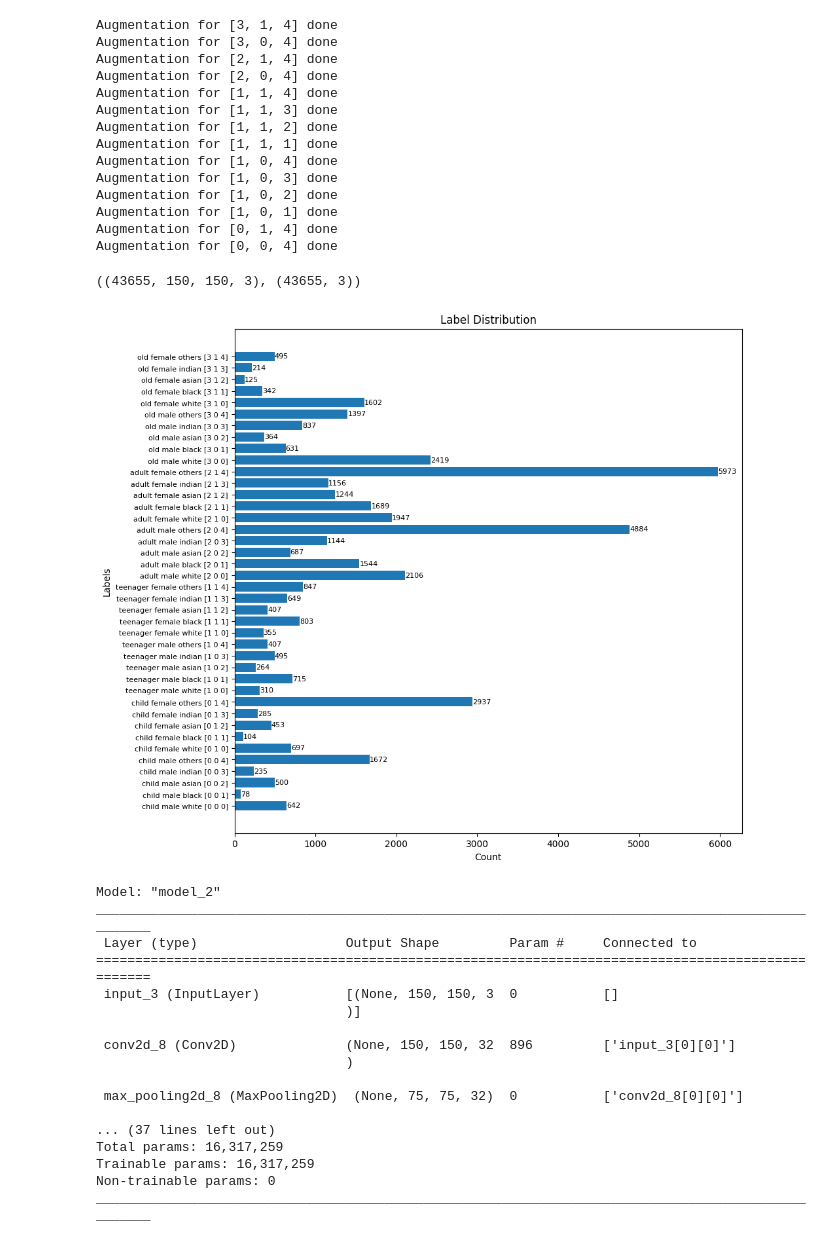
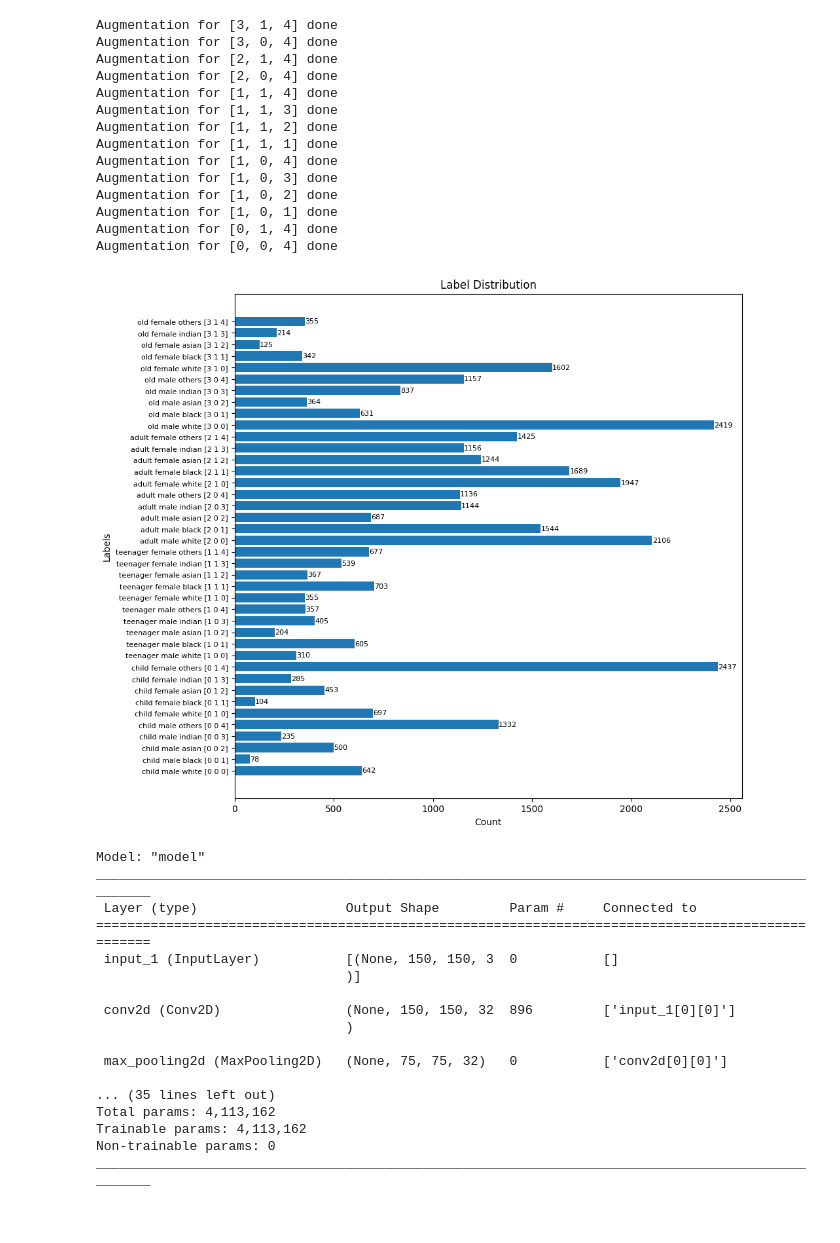
Before and after one commit to mausneg/Facial-Recognition, a Jupyter notebook: model_age_gender_race.ipynb, the cells around one changed output. Cells and saved outputs as stored; diff of their text form; code cells hidden in the pictures.

```diff
--- a/model_age_gender_race.ipynb
+++ b/model_age_gender_race.ipynb
@@ -201,10 +204,10 @@ augmentation_params = [
     # ([3, 0, 3], 2),
     # ([3, 0, 2], 6),
     # ([3, 0, 1], 3),
-    ([2, 1, 4], 10),
+    ([2, 1, 4], 2),
     # ([2, 1, 3], 1),
     # ([2, 1, 2], 1),
-    ([2, 0, 4], 10),
+    ([2, 0, 4], 2),
     # ([2, 0, 3], 1),
     # ([2, 0, 2], 3),
     ([1, 1, 4], 10),
@@ -232,15 +235,15 @@ augmentation_params = [
 
 batch_size = 128
 for target_label, num_augmentations in augmentation_params:
-    target_indices = [i for i, label in enumerate(labels) if np.all(label == target_label)]
+    target_indices = [i for i, label in enumerate(y_train) if np.all(label == target_label)]
     for i in range(0, len(target_indices), batch_size):
         batch_indices = target_indices[i:i+batch_size]
-        target_images = images[batch_indices]
-        target_labels = labels[batch_indices]
+        target_images = x_train[batch_indices]
+        target_labels = y_train[batch_indices]
         augmented_images, augmented_labels = image_augmentation(target_images, target_labels, num_augmentations)
 
-        images = np.concatenate((images, augmented_images), axis=0)
-        labels = np.concatenate((labels, augmented_labels), axis=0)
+        x_train = np.concatenate((x_train, augmented_images), axis=0)
+        y_train = np.concatenate((y_train, augmented_labels), axis=0)
     print(f'Augmentation for {target_label} done')
 # %% [output]
 Augmentation for [3, 1, 4] done
@@ -257,12 +260,8 @@ Augmentation for [1, 0, 2] done
 Augmentation for [1, 0, 1] done
 Augmentation for [0, 1, 4] done
 Augmentation for [0, 0, 4] done
-# %%
-images.shape, labels.shape
-# %% [output]
-((43655, 150, 150, 3), (43655, 3))
-# %%
-plot_label_distribution(labels)
-# %% [output]
-[figure, removed]
+# %%
+plot_label_distribution(np.concatenate((y_train, y_test), axis=0))
+# %% [output]
+[figure, added]
 # %%
@@ -285,44 +283,46 @@ x = tf.keras.layers.Conv2D(32, 3, activation='relu', padding='same', kernel_regu
 x = tf.keras.layers.MaxPooling2D((2,2))(x)
 x = tf.keras.layers.Conv2D(64, 3, activation='relu', padding='same', kernel_regularizer=tf.keras.regularizers.l2(0.001))(x)
 x = tf.keras.layers.MaxPooling2D((2,2))(x)
+x = tf.keras.layers.Conv2D(64, 3, activation='relu', padding='same', kernel_regularizer=tf.keras.regularizers.l2(0.001))(x)
+x = tf.keras.layers.MaxPooling2D((2,2))(x)
 x = tf.keras.layers.Conv2D(128, 3, activation='relu', padding='same', kernel_regularizer=tf.keras.regularizers.l2(0.001))(x)
-x = tf.keras.layers.MaxPooling2D((2,2))(x)
-x = tf.keras.layers.Conv2D(256, 3, activation='relu', padding='same', kernel_regularizer=tf.keras.regularizers.l2(0.001))(x)
 x = tf.keras.layers.MaxPooling2D((2,2))(x)
 x = tf.keras.layers.Flatten()(x)
 x = tf.keras.layers.Dropout(0.5)(x)
 
-dense_1 = tf.keras.layers.Dense(256, activation='relu', kernel_regularizer=tf.keras.regularizers.l2(0.001))(x)
+dense_1 = tf.keras.layers.Dense(128, activation='relu', kernel_regularizer=tf.keras.regularizers.l2(0.001))(x)
 dense_1 = tf.keras.layers.Dropout(0.2)(dense_1)
-outputs_1 = tf.keras.layers.Dense(5, activation='softmax', name='age')(dense_1)
+outputs_1 = tf.keras.layers.Dense(4, activation='softmax', name='age')(dense_1)
 
-dense_2 = tf.keras.layers.Dense(256, activation='relu', kernel_regularizer=tf.keras.regularizers.l2(0.001))(x)
+dense_2 = tf.keras.layers.Dense(128, activation='relu', kernel_regularizer=tf.keras.regularizers.l2(0.001))(x)
 dense_2 = tf.keras.layers.Dropout(0.2)(dense_2)
 outputs_2 = tf.keras.layers.Dense(1, activation='sigmoid', name='gender')(dense_2)
 
-dense_3 = tf.keras.layers.Dense(256, activation='relu', kernel_regularizer=tf.keras.regularizers.l2(0.001))(x)
+dense_3 = tf.keras.layers.Dense(128, activation='relu', kernel_regularizer=tf.keras.regularizers.l2(0.001))(x)
 dense_3 = tf.keras.layers.Dropout(0.2)(dense_3)
 outputs_3 = tf.keras.layers.Dense(5, activation='softmax', name='race')(dense_3)
 
 model = tf.keras.models.Model(inputs=inputs, outputs=[outputs_1, outputs_2, outputs_3])
-model.compile(optimizer=tf.keras.optimizers.Adam(), loss=['sparse_categorical_crossentropy', 'binary_crossentropy', 'sparse_categorical_crossentropy'], metrics=['accuracy'])
+model.compile(optimizer='adam',
+              loss=['categorical_crossentropy', 'binary_crossentropy', 'categorical_crossentropy'],
+              metrics=['accuracy'])
 model.summary()
 # %% [output]
-Model: "model_2"
+Model: "model"
 __________________________________________________________________________________________________
  Layer (type)                   Output Shape         Param #     Connected to
 ==================================================================================================
- input_3 (InputLayer)           [(None, 150, 150, 3  0           []
+ input_1 (InputLayer)           [(None, 150, 150, 3  0           []
                                 )]
 
- conv2d_8 (Conv2D)              (None, 150, 150, 32  896         ['input_3[0][0]']
+ conv2d (Conv2D)                (None, 150, 150, 32  896         ['input_1[0][0]']
                                 )
 
- max_pooling2d_8 (MaxPooling2D)  (None, 75, 75, 32)  0           ['conv2d_8[0][0]']
+ max_pooling2d (MaxPooling2D)   (None, 75, 75, 32)   0           ['conv2d[0][0]']
 
-... (37 lines left out)
-Total params: 16,317,259
-Trainable params: 16,317,259
+... (35 lines left out)
+Total params: 4,113,162
+Trainable params: 4,113,162
 Non-trainable params: 0
 __________________________________________________________________________________________________
 # %%
```
Also changed, not shown: parts of 19 cells of this notebook, 2 other files.
